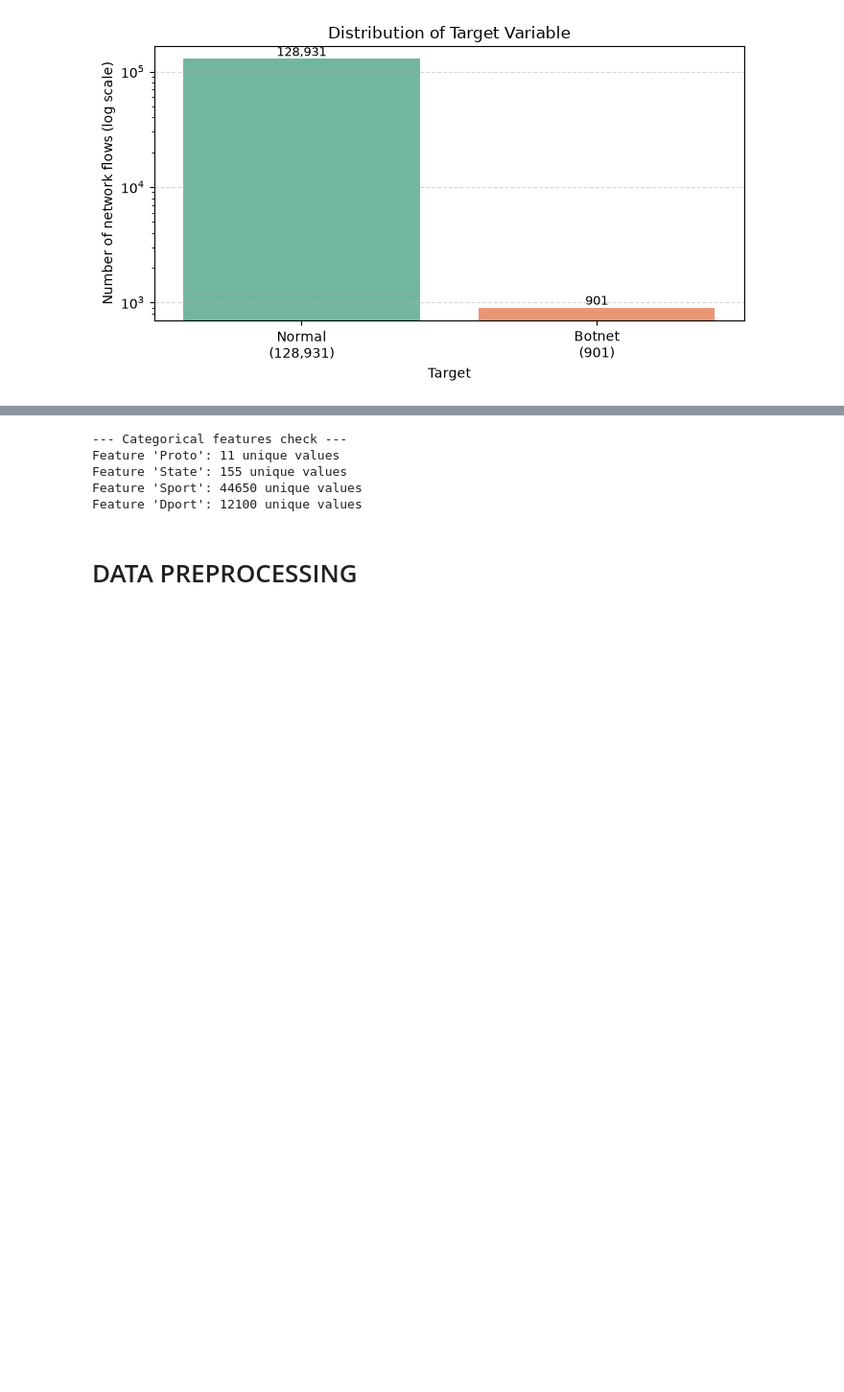
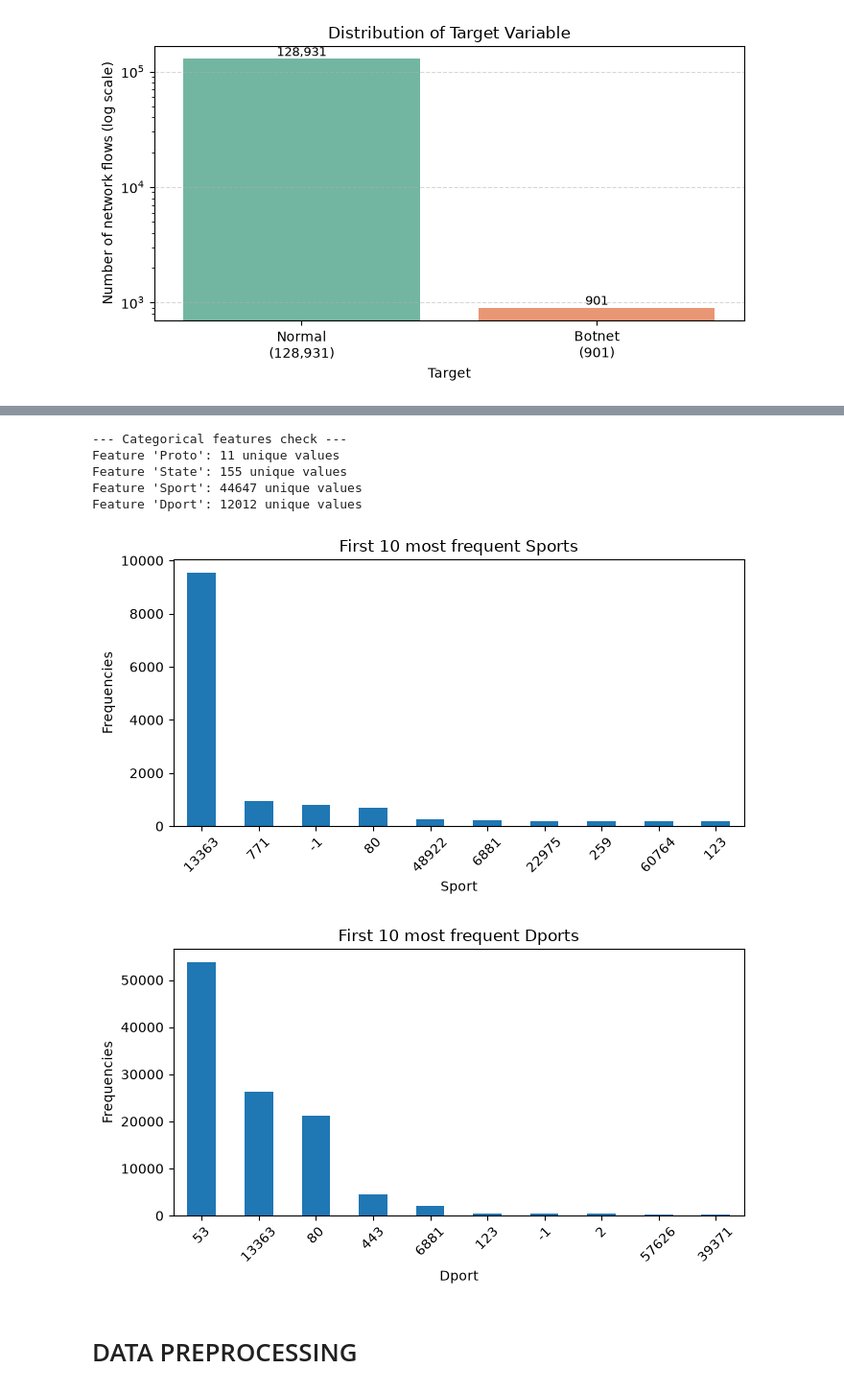
Before and after one commit to andco95/AI4C-25-26, a Jupyter notebook: notebooks/AI4C_Project.ipynb, the cells around one changed output, grey strips where cells are left out. Shown at 96% size. Saved outputs shown, nothing was run; the diff lists cells and outputs as text; code cells hidden in the pictures; blank space fills up the shorter version.

```diff
--- a/notebooks/AI4C_Project.ipynb
+++ b/notebooks/AI4C_Project.ipynb
@@ -180,35 +180,81 @@ if numerical_features:
 #categorical features check
 categorical_features = ['Proto', 'State', 'Sport', 'Dport']
 if categorical_features:
   print("\n--- Categorical features check ---")
   for col in categorical_features:
     number_unique = df[col].nunique()
     print(f"Feature '{col}': {number_unique} unique values")
+
+#decimal conversion Sport and Dport
+for col in ['Sport', 'Dport']:
+  df[col] = df[col].replace(r'^\s*$', np.nan, regex=True) #replace empty strings with NaN
+
+  df[col] = df[col].apply(
+    lambda x: (int(str(x), 16)
+    if pd.notna(x) and str(x).strip().lower().startswith('0x')
+    else x
+    )
+  )
+
+  df[col] = pd.to_numeric(df[col], errors='coerce') #convert to numeric, coerce errors to NaN
+  df[col] = df[col].fillna(-1).astype(int).astype(str) #replace NaN with -1, conversion to str
+
+#frequency visualization
+Sport_frequency = df["Sport"].value_counts().head(10)
+Dport_frequency = df["Dport"].value_counts().head(10)
+
+#barplot Sport frequency
+plt.figure(figsize=(7, 4))
+Sport_frequency.plot(kind="bar")
+
+plt.xlabel("Sport")
+plt.ylabel("Frequencies")
+plt.title("First 10 most frequent Sports")
+plt.xticks(rotation=45)
+
+#set layout to avoid overlapping
+plt.tight_layout()
+plt.show()
+
+#barplot Dport frequency
+plt.figure(figsize=(7, 4))
+Dport_frequency.plot(kind="bar")
+
+plt.xlabel("Dport")
+plt.ylabel("Frequencies")
+plt.title("First 10 most frequent Dports")
+plt.xticks(rotation=45)
+
+#set layout to avoid overlapping
+plt.tight_layout()
+plt.show()
 # %% [output]
 --- Comparative dscriptive statistics ---
 Target                      0              1
 Dur      median  7.190000e-04       1.592649
          mean    7.793546e+01       6.489200
          std     2.831898e+02      43.092420
          max     1.805828e+03    1139.728638
 TotPkts  median  2.000000e+00       6.000000
          mean    3.451280e+01      34.819090
          std     2.502953e+03      78.786008
          max     6.945530e+05     678.000000
 TotBytes median  2.640000e+02     366.000000
          mean    2.887931e+04   22660.564928
          std     2.973097e+06   71775.636447
          max     8.537041e+08  615599.000000
 SrcBytes median  8.100000e+01     186.000000
          mean    5.040658e+03   10965.527192
          std     5.197573e+05   49864.479033
          max     1.365468e+08  600198.000000
 [figure]
 --- Categorical features check ---
 Feature 'Proto': 11 unique values
 Feature 'State': 155 unique values
-Feature 'Sport': 44650 unique values
-Feature 'Dport': 12100 unique values
+Feature 'Sport': 44647 unique values
+Feature 'Dport': 12012 unique values
+[figure, added]
+[figure, added]
 # %% [markdown]
 # DATA PREPROCESSING
 # %%
```
Also changed, not shown: parts of 1 cell of this notebook.
